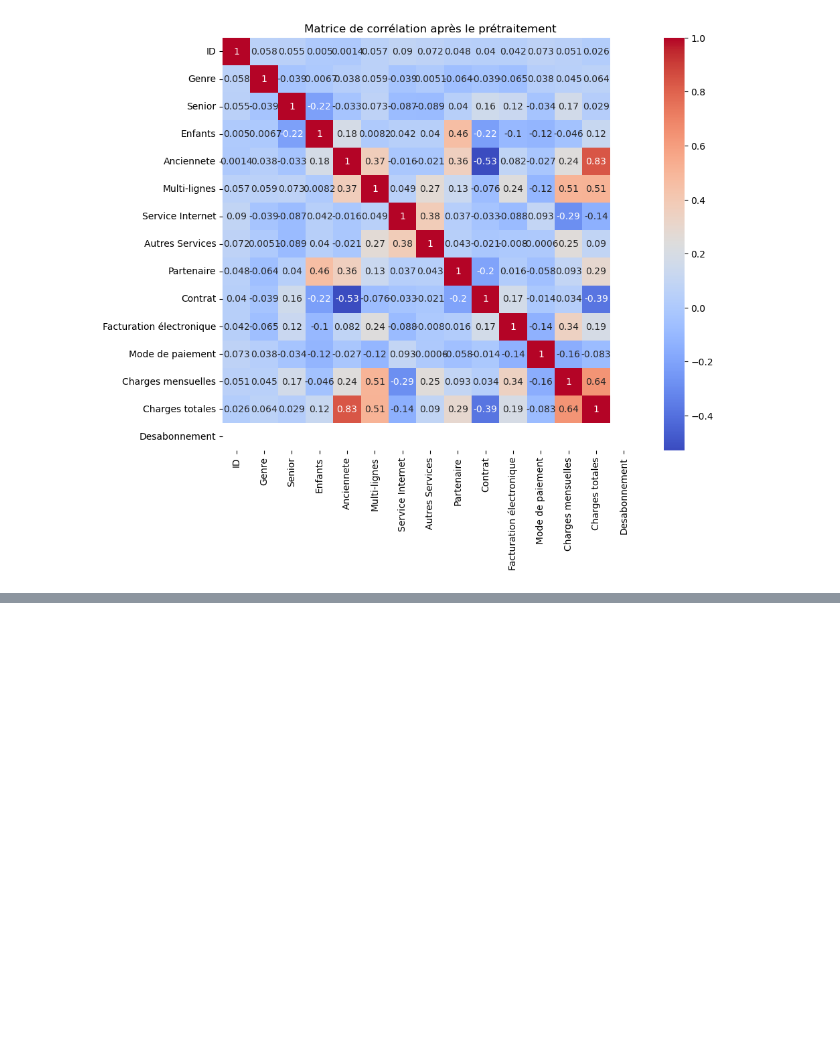
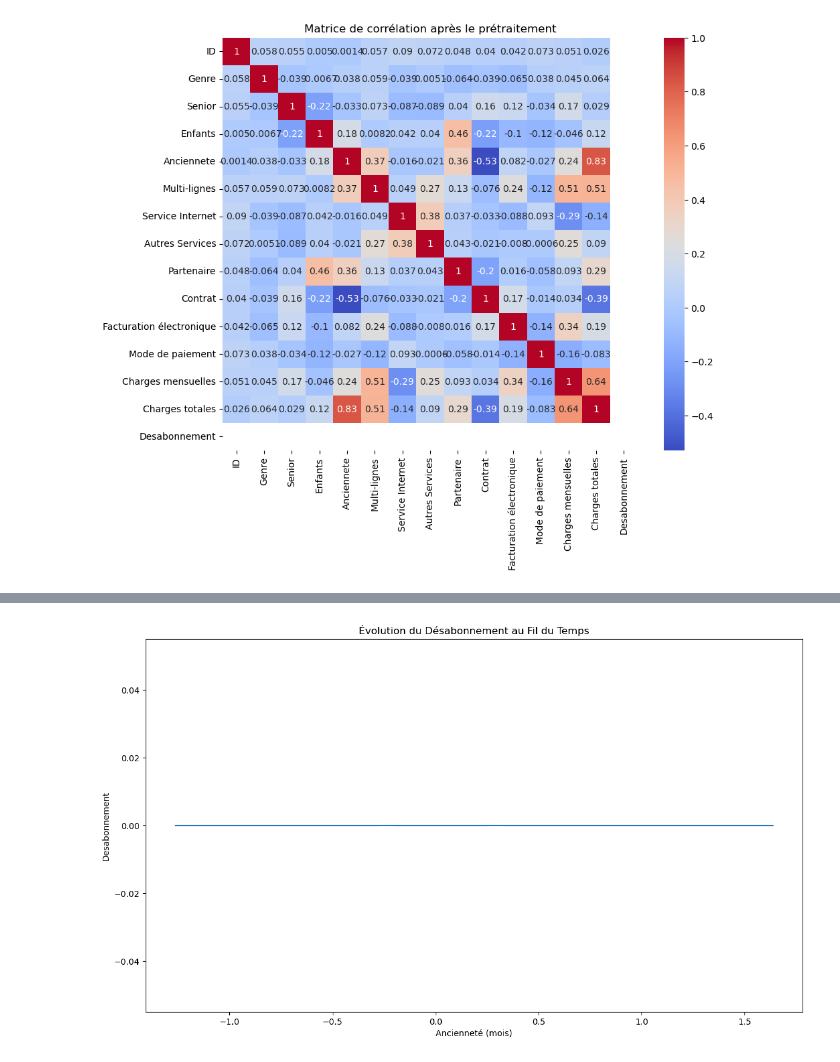
Before and after one commit to keagnon/ChurnGuardML, a Jupyter notebook: notebooks/EDA.ipynb, the cells around one changed output, grey strips where cells are left out. Drawn from its saved outputs; the diff is of its cells as text; code cells hidden in the pictures; blank space fills up the shorter version.

```diff
--- a/notebooks/EDA.ipynb
+++ b/notebooks/EDA.ipynb
@@ -406,0 +435,8 @@ plt.show()
+# %%
+plt.figure(figsize=(14, 8))
+sns.lineplot(x='Anciennete', y='Desabonnement', data=telecom_df_encoded)
+plt.title('Évolution du Désabonnement au Fil du Temps')
+plt.xlabel('Ancienneté (mois)')
+plt.show()
+# %% [output]
+[figure, added]
```
Also changed, not shown: parts of 13 cells of this notebook, 1 other file.
